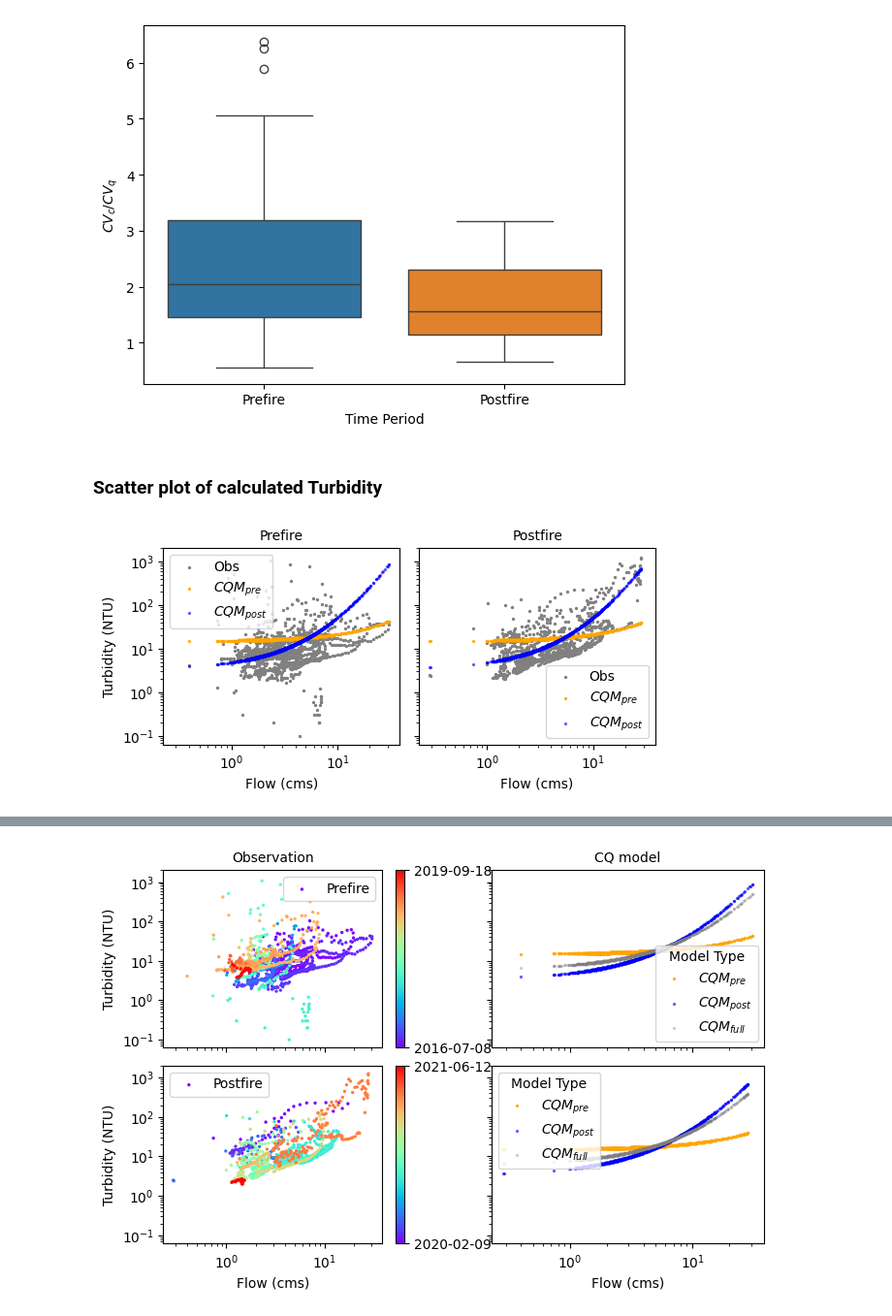
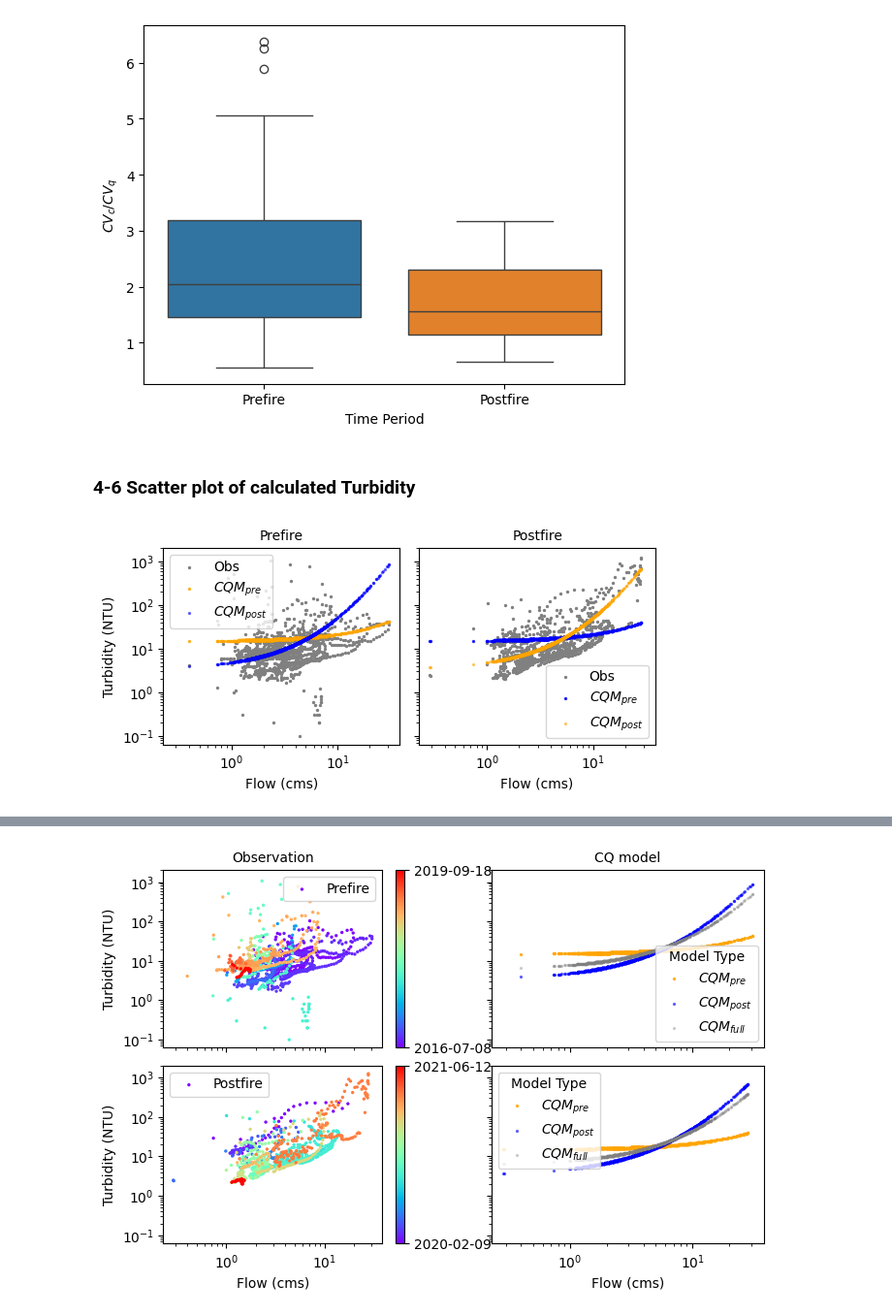
Before and after one commit to QianWanghhu/BushFireWQ, a Jupyter notebook: src/Explore_212058_CQ.ipynb, the cells around one changed output, grey strips where cells are left out. Shown at 97% size. Drawn from its saved outputs; the diff is of its cells as text; code cells hidden in the pictures.

```diff
--- a/src/Explore_212058_CQ.ipynb
+++ b/src/Explore_212058_CQ.ipynb
@@ -114,7 +119,7 @@ pre_hys = hys_df[(hys_df['end'] < date_postfire) & (hys_df['start'] >= date_prey
 post_hys = hys_df[(hys_df['start'] >= date_postfire) & (hys_df['end'] <= date_postyear)].dropna()
 
 # Select six events of the max peak flow during each periods
-six_events = [pre_hys['q_peak'].nlargest(12).index, post_hys['q_peak'].nlargest(12).index]
+six_events = [pre_hys['q_peak'].nlargest(6).index, post_hys['q_peak'].nlargest(6).index]
 six_eventID_int = [[pre_hys.loc[ii, :].stormID for ii in six_events[0]], [post_hys.loc[jj, :].stormID for jj in six_events[1]]]
 six_eventID = six_eventID_int.copy()
 six_eventID_int = np.array(six_eventID_int)
@@ -306,0 +365,37 @@ plt.savefig(f'{fig_dir}Obs_Mod_timeseries.png', format = 'png', dpi=300)
+# %%
+# Creat subplots for events
+fig, axes = plt.subplots(2, 6, sharey = True, figsize = (10, 5))
+kk = 0
+for ii in range(2):
+    for jj in range(6):
+        if kk == 3:
+            legend_tf = True
+        else:
+            legend_tf = False
+        sub_data = storm_data[storm_data['stormID'] == six_eventID_int[ii][jj]]
+        ax_temp = sns.lineplot(data = sub_data, x = 'Datetime', y = 'Turbidity (NTU)', ax = axes[ii][jj], label = 'Obs',
+                               legend = legend_tf, color = 'purple', alpha = 0.7, ls='--')
+        sns.lineplot(data = sub_data, x = 'Datetime', y = 'Est_Tbdt_mix_Precal', color = 'blue',
+                     ax = axes[ii][jj], label = r'$CQM_{pre}$', alpha = 0.7, legend=legend_tf)
+        sns.lineplot(data = sub_data, x = 'Datetime', y='Est_Tbdt_mix_Postcal', color = 'orange',
+                     ax = axes[ii][jj],  alpha = 0.7, label = r'$CQM_{post}$', legend=legend_tf)
+        kk += 1
+        if kk > 1:
+            ax_temp.yaxis.set_ticks_position('none')
+        # Format the x-axis for datetime
+        ax_temp.xaxis.set_major_formatter(mdates.DateFormatter('%Y-%m-%d'))
+        ax_temp.xaxis.set_ticks_position('none')
+        ax_temp.set_xlabel('')
+        # Get the tick positions
+        xticks = ax_temp.get_xticks()
+        # Convert to formatted date strings
+        formatted_ticks = [mdates.num2date(xtick).strftime('%Y-%m-%d') for xtick in xticks]
+        # Keep only first and last tick label, hide the rest
+        ax_temp.set_xticklabels([formatted_ticks[0]] + [''] * (len(formatted_ticks) - 2) + [formatted_ticks[-1]],
+                                rotation=90);
+
+plt.subplots_adjust(wspace=0.1, hspace = 0.1)
+plt.yscale('log')
+axes[1][2].set_xlabel('Datetime')
+plt.tight_layout()
+plt.savefig(f'{fig_dir}timeseries_sim_obs_subplots.png', format = 'png', dpi = 300)
@@ -358,7 +460,7 @@ See the caveats in the documentation: https://pandas.pydata.org/pandas-docs/stab
 Text(0.5, 0, 'Time Period')
 [figure]
 # %% [markdown]
-### Scatter plot of calculated Turbidity
+### 4-6 Scatter plot of calculated Turbidity
 # %%
 import matplotlib.cm as cm
 lab_fs = 10
@@ -380,34 +482,34 @@ axes[0].scatter(predata.loc[:, 'Discharge (cms)'], predata['Est_Tbdt_mix_Postcal
 #         label=r'$CQM_{full}$', color = 'purple', alpha = 0.3)
 
 axes[0].set_title('Observation', fontsize = lab_fs)
 axes[0].set_title('Prefire', fontsize = lab_fs)
 axes[0].tick_params(axis='both', which = 'major', labelsize = tick_fs)
 # Add the color bar
 
 # Settings for the figure for postfire
 postdata = storm_data[storm_data['Time Period'] == 'Postfire']
 # Plot the observed data.
 scatter_pre = axes[1].scatter(postdata.loc[:, 'Discharge (cms)'], postdata.loc[:, 'Turbidity (NTU)'], \
                                 s = 2, color = 'grey', label = 'Obs')
 axes[1].scatter(postdata.loc[:, 'Discharge (cms)'], postdata['Est_Tbdt_mix_Precal'].values, s = 2,
-        label=r'$CQM_{pre}$', color = 'orange', alpha = 0.8)
+        label=r'$CQM_{pre}$', color = 'blue', alpha = 0.8)
 axes[1].scatter(postdata.loc[:, 'Discharge (cms)'], postdata['Est_Tbdt_mix_Postcal'].values, s = 2,
-        label=r'$CQM_{post}$', color = 'blue', alpha = 0.5)
+        label=r'$CQM_{post}$', color = 'orange', alpha = 0.5)
 # axes[ 1].scatter(postdata.loc[:, 'Discharge (cms)'], postdata['Est_Tbdt_mix_Fullcal'].values, s = 2,
 #         label=r'$CQM_{full}$', color = 'purple', alpha = 0.3)
 plt.xscale('log')
 plt.yscale('log')
 axes[1].set_title('Postfire', fontsize = lab_fs)
 # Set figure legend
 for ii in range(2):
     axes[ii].legend(fontsize = lab_fs)
     # axes[ii, 1].legend(title = 'Model Type', fontsize = lab_fs)
     axes[ii].set_xlabel('Flow (cms)', fontsize = lab_fs)
 # Set xaxis and y-axis label
 axes[0].set_ylabel('Turbidity (NTU)', fontsize = lab_fs)
 plt.subplots_adjust(hspace=0.1)
 # Save figure
 plt.tight_layout()
-plt.savefig(f'{fig_dir}calCQFit.png', format='png', dpi=300)
+# plt.savefig(f'{fig_dir}calCQFit.png', format='png', dpi=300)
 # %% [output]
-[figure, old version]
+[figure, new version]
```
Also changed, not shown: parts of 15 cells of this notebook, 5 other files.
